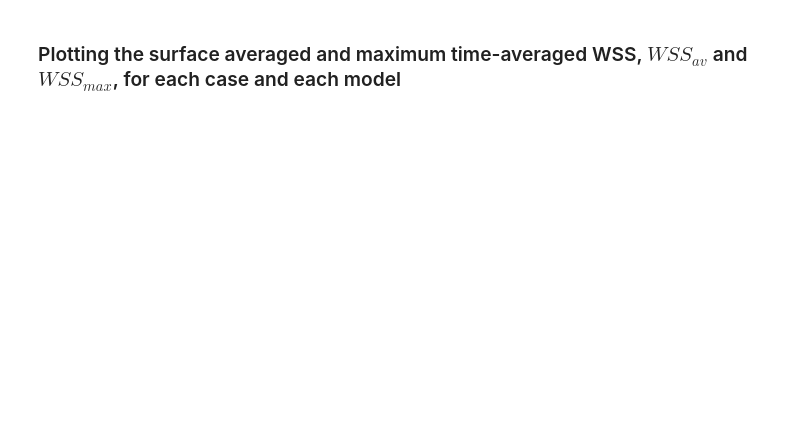
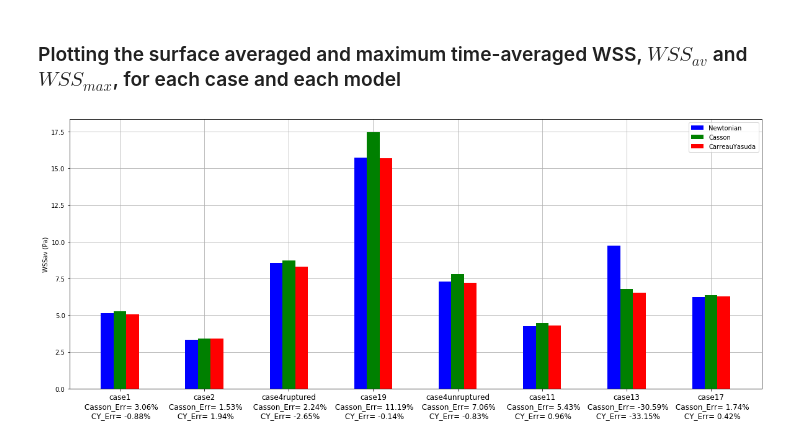
Before and after one commit to iagolessa/vmtk4aneurysms, a Jupyter notebook: aneurysms.ipynb, the cells around one changed output. Saved outputs shown, nothing was run; the diff lists cells and outputs as text; code cells hidden in the pictures; blank space fills up the shorter version.

```diff
--- a/aneurysms.ipynb
+++ b/aneurysms.ipynb
@@ -1103,0 +1267,14 @@ fig.savefig(writeDir+'areaAveragedWSSOverTimePerCase.png', bbox_inches='tight')
+# %%
+errorWSSt = {key: {} for key in wssStats.keys()}
+
+for key in errorWSSt.keys():
+    NewtRefWSSt = np.array(wssStats[key]['Newtonian']['WSSt'])
+
+    diffCasson = 100.0*( np.array(wssStats[key]['Casson']['WSSt']) - NewtRefWSSt )/NewtRefWSSt
+    maxIndexCasson = np.where(diffCasson == np.max(diffCasson))[0][0]/100. # get index of maximum
+
+    diffCY = 100.0*( np.array(wssStats[key]['CarreauYasuda']['WSSt']) - NewtRefWSSt )/NewtRefWSSt
+    maxIndexCY = np.where(diffCY == np.max(diffCY))[0][0]/100. # get index of maximum
+
+    errorWSSt[key]['maxNormErrCassonWSSt'] = diffCasson #(maxIndexCasson, np.max(diffCasson))
+    errorWSSt[key]['maxNormErrCYWSSt']     = diffCY#(maxIndexCY, np.max(diffCY))
@@ -1152,25 +1378,27 @@ prettyDict(error)
 # %%
 bwidth=0.15
 
 # Instantiate subplots
 fig = plt.figure(figsize=(20,8))
 ax1  = plt.axes()
 
 X = np.arange(nCases)
 
-ax1.bar(X + 0.00, [wssStats[case][model[0]]["WSSav"] for case in wssStats.keys()], color = 'b', width=bwidth, label=model[0])
-ax1.bar(X + 0.15, [wssStats[case][model[1]]["WSSav"] for case in wssStats.keys()], color = 'g', width=bwidth, label=model[1])
-ax1.bar(X + 0.30, [wssStats[case][model[2]]["WSSav"] for case in wssStats.keys()], color = 'r', width=bwidth, label=model[2])
+ax1.bar(X + 0.00, [wssStats[case][models[0]]["WSSav"] for case in wssStats.keys()], color = 'b', width=bwidth, label=models[0])
+ax1.bar(X + 0.15, [wssStats[case][models[1]]["WSSav"] for case in wssStats.keys()], color = 'g', width=bwidth, label=models[1])
+ax1.bar(X + 0.30, [wssStats[case][models[2]]["WSSav"] for case in wssStats.keys()], color = 'r', width=bwidth, label=models[2])
 
 ax1.set_ylabel('WSSav (Pa)')
 ax1.legend()
 ax1.grid()
 ax1.set_axisbelow(True)
 
 plt.xticks(X+0.15, xlabelsWSSavg, fontsize='large')
 
 plt.show()
 fig.savefig(writeDir+'timeAveragedWSSav.png', bbox_inches='tight')
+# %% [output]
+[figure, added]
 # %%
 # Instantiate subplots
 fig = plt.figure(figsize=(20,10))
```
Also changed, not shown: parts of 29 cells of this notebook.
